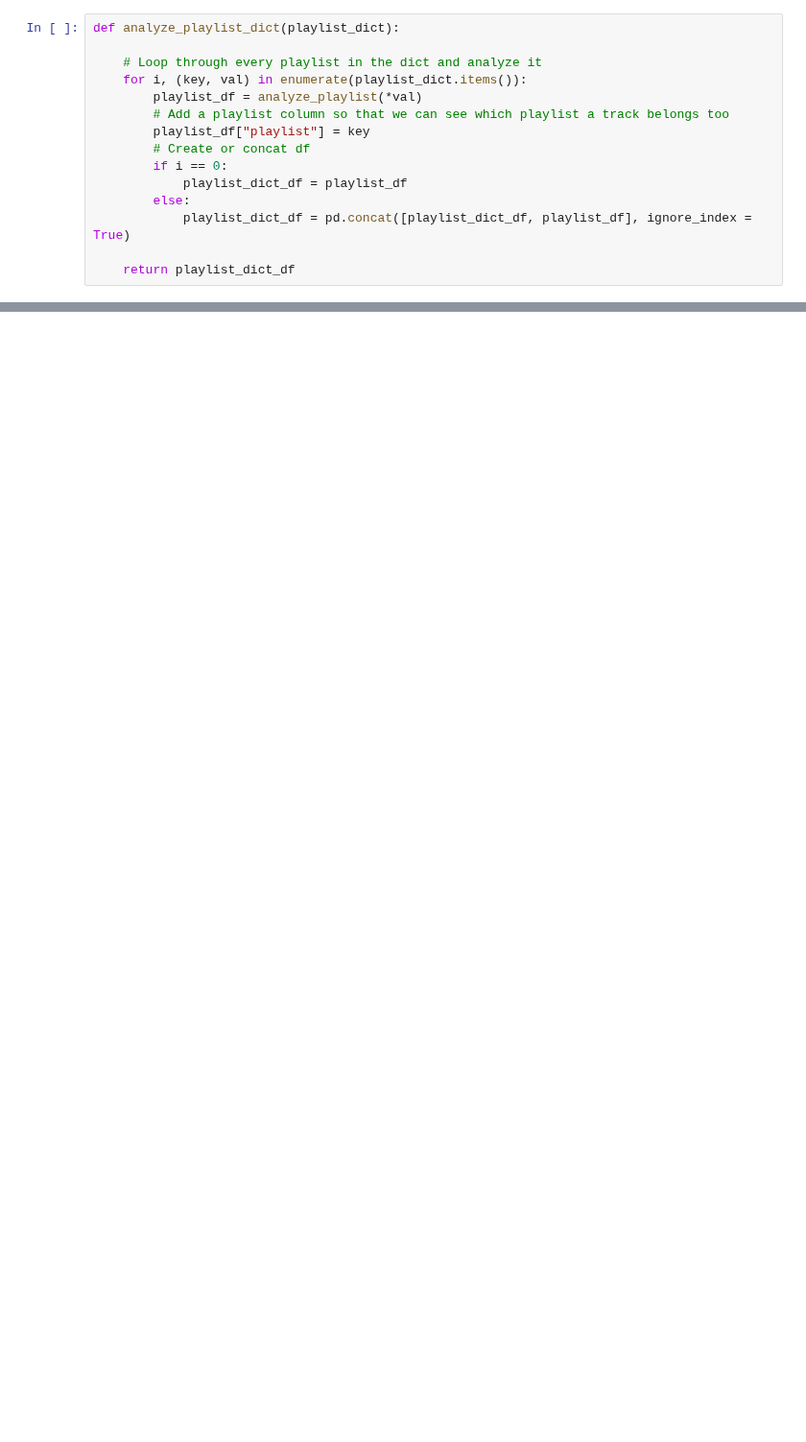
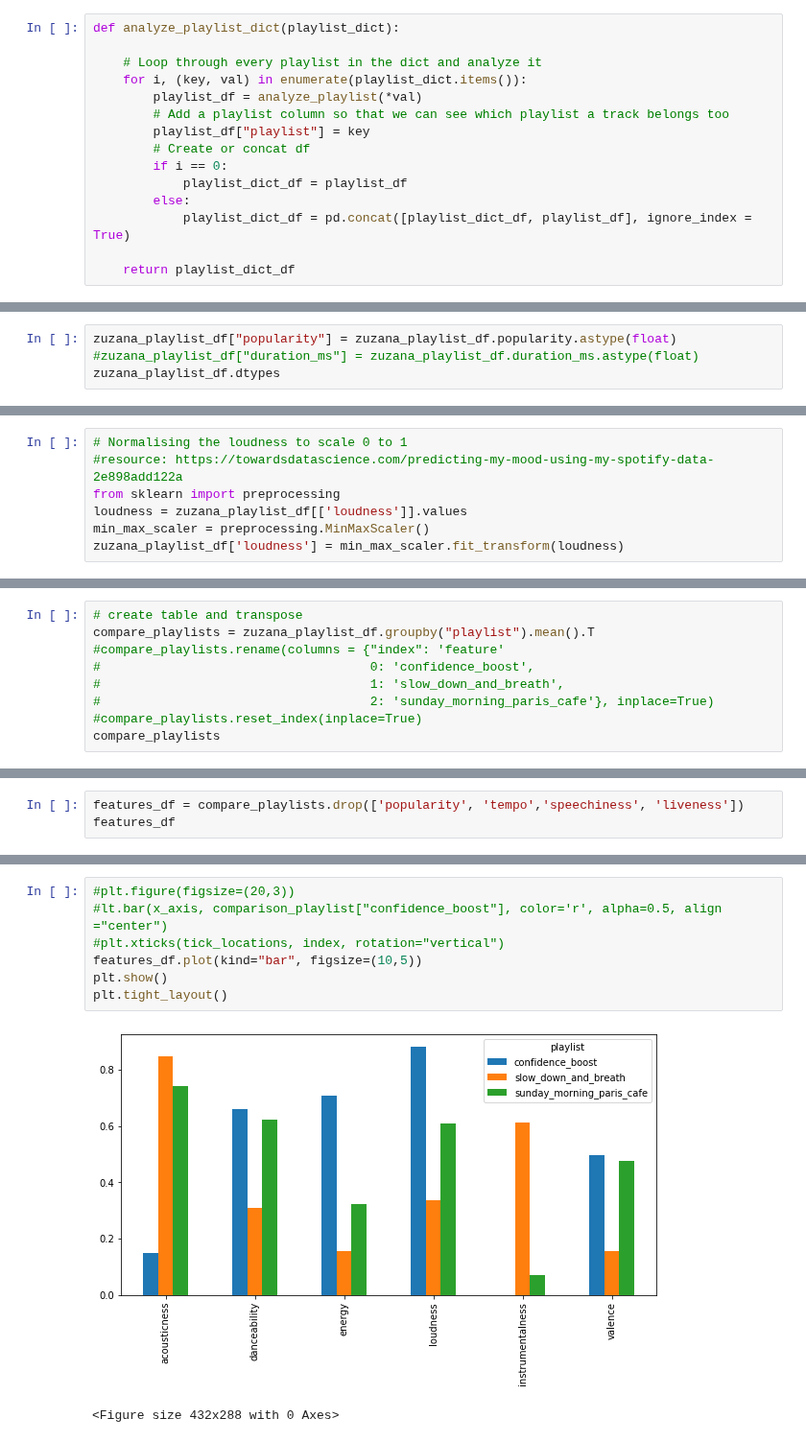
Before and after one commit to zsvorenova/Group_Three, a Jupyter notebook: zuzana_API_test.ipynb, the cells around one changed output, grey strips where cells are left out. Shown at 96% size. Saved outputs shown, nothing was run; the diff lists cells and outputs as text; blank space fills up the shorter version.

```diff
--- a/zuzana_API_test.ipynb
+++ b/zuzana_API_test.ipynb
@@ -303,0 +203,4 @@ dtype: float64
+# %%
+zuzana_playlist_df["popularity"] = zuzana_playlist_df.popularity.astype(float)
+#zuzana_playlist_df["duration_ms"] = zuzana_playlist_df.duration_ms.astype(float)
+zuzana_playlist_df.dtypes
@@ -303,0 +228,7 @@ dtype: float64
+# %%
+# Normalising the loudness to scale 0 to 1
+#resource: https://towardsdatascience.com/predicting-my-mood-using-my-spotify-data-2e898add122a
+from sklearn import preprocessing
+loudness = zuzana_playlist_df[['loudness']].values
+min_max_scaler = preprocessing.MinMaxScaler()
+zuzana_playlist_df['loudness'] = min_max_scaler.fit_transform(loudness)
@@ -303,0 +251,9 @@ dtype: float64
+# %%
+# create table and transpose
+compare_playlists = zuzana_playlist_df.groupby("playlist").mean().T
+#compare_playlists.rename(columns = {"index": 'feature'
+#                                    0: 'confidence_boost',
+#                                    1: 'slow_down_and_breath',
+#                                    2: 'sunday_morning_paris_cafe'}, inplace=True)
+#compare_playlists.reset_index(inplace=True)
+compare_playlists
@@ -303,0 +272,3 @@ dtype: float64
+# %%
+features_df = compare_playlists.drop(['popularity', 'tempo','speechiness', 'liveness'])
+features_df
@@ -303,0 +283,10 @@ dtype: float64
+# %%
+#plt.figure(figsize=(20,3))
+#lt.bar(x_axis, comparison_playlist["confidence_boost"], color='r', alpha=0.5, align ="center")
+#plt.xticks(tick_locations, index, rotation="vertical")
+features_df.plot(kind="bar", figsize=(10,5))
+plt.show()
+plt.tight_layout()
+# %% [output]
+[figure, added]
+<Figure size 432x288 with 0 Axes>
```
Also changed, not shown: parts of 33 cells of this notebook, 1 other file.
